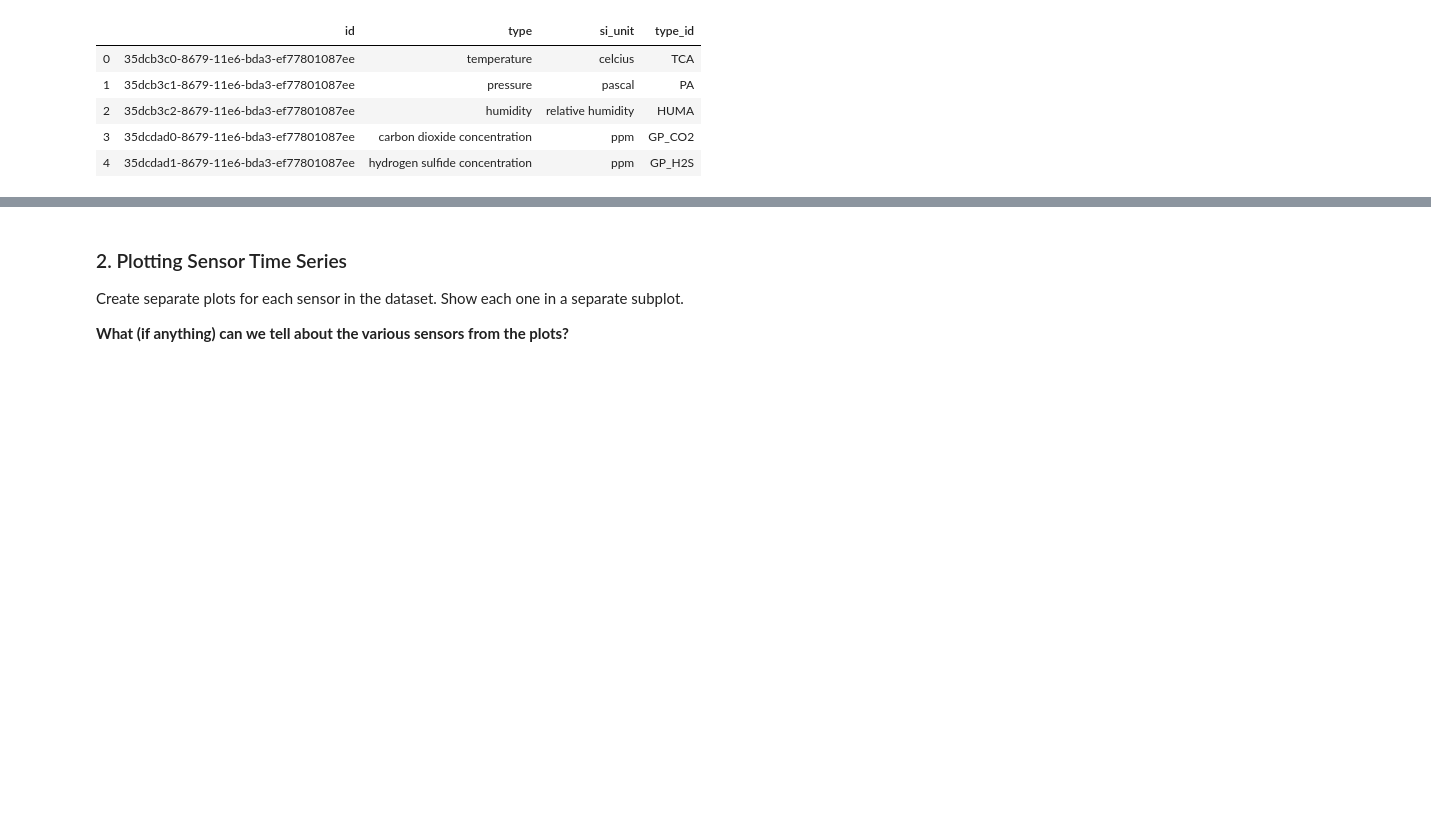
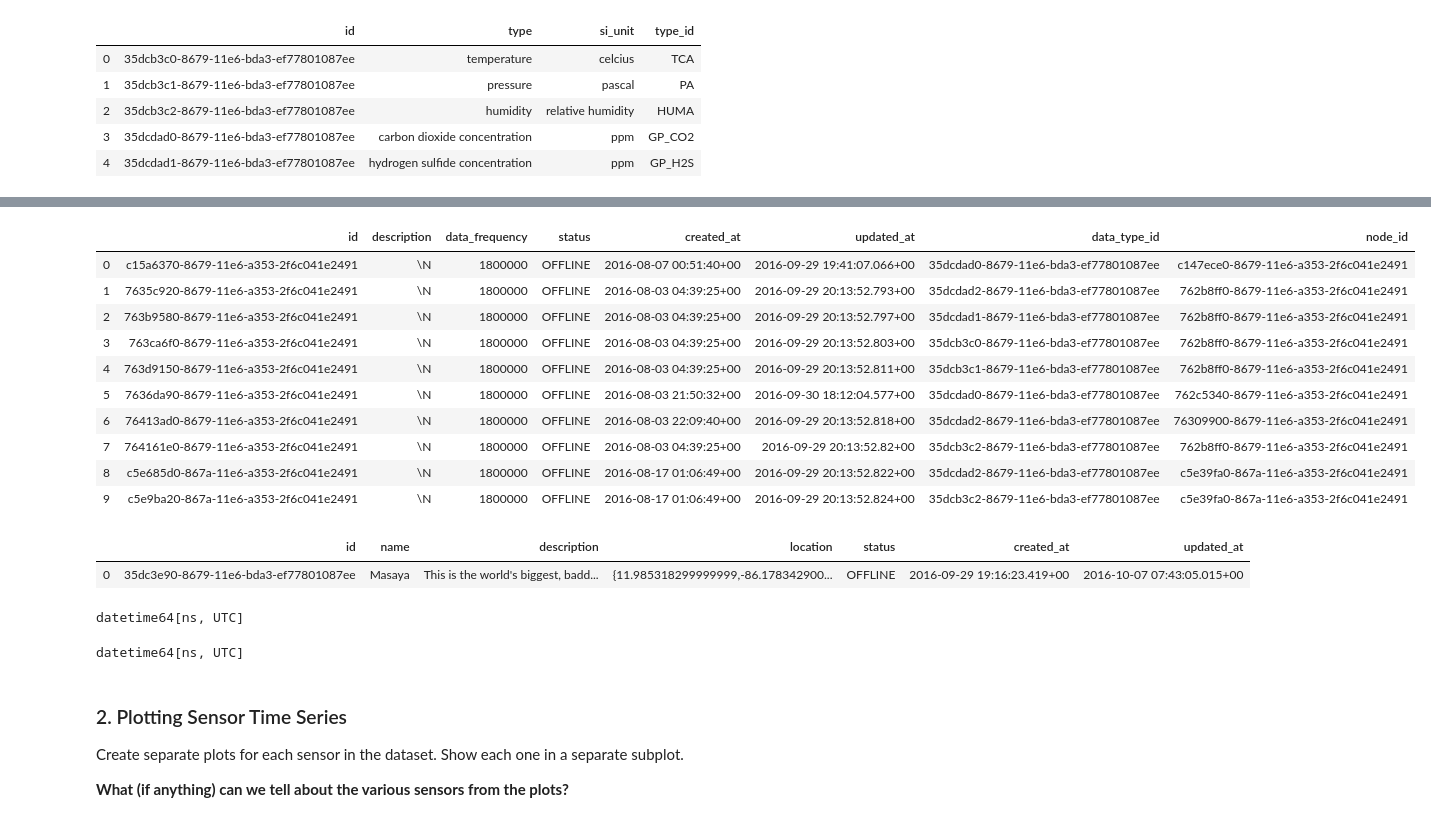
Before and after one commit to Opondoh/Digital_Thread_Summative, a Jupyter notebook: Summative.ipynb, the cells around one changed output, grey strips where cells are left out. Saved outputs shown, nothing was run; the diff lists cells and outputs as text; code cells hidden in the pictures; blank space fills up the shorter version.

```diff
--- a/Summative.ipynb
+++ b/Summative.ipynb
@@ -42,9 +42,8 @@ Create multiple data frames, one to hold each data table.
 Convert all Data frame time stamps into date-time format, so that time-based indexing is possible
 # %%
 #create multiple data frames
-data_d = pd.read_csv("data/d.csv")
 data_point = pd.read_csv("data/datapoints.csv")
 data_types = pd.read_csv("data/datatypes.csv")
 data_nodes= pd.read_csv("data/nodes.csv")
-data_sensors = pd.read_csv("data/d.csv")
-data_volcanos = pd.read_csv("data/d.csv")
+data_sensors = pd.read_csv("data/sensors.csv")
+data_volcanos = pd.read_csv("data/volcanos.csv")
@@ -62,10 +49,0 @@ object
-# %%
-#convert all data frame time stamps into date-time format
-data_d['timestamp'] =  pd.to_datetime(data_d['timestamp'])
-data_point['timestamp'] =  pd.to_datetime(data_point['timestamp'])
-data_sensors['timestamp'] =  pd.to_datetime(data_sensors['timestamp'])
-data_volcanos['timestamp'] =  pd.to_datetime(data_volcanos['timestamp'])
-print(data_d['timestamp'].dtypes)
-print(data_point['timestamp'].dtypes)
-print(data_sensors['timestamp'].dtypes)
-print(data_volcanos['timestamp'].dtypes)
@@ -134,3 +80,35 @@ data_volcanos.head()
+# %%
+#view first five rows
+data_sensors.head(10)
+# %% [output]
+|  | id | description | data_frequency | status | created_at | updated_at | data_type_id | node_id |
+| 0 | c15a6370-8679-11e6-a353-2f6c041e2491 | \N | 1800000 | OFFLINE | 2016-08-07 00:51:40+00 | 2016-09-29 19:41:07.066+00 | 35dcdad0-8679-11e6-bda3-ef77801087ee | c147ece0-8679-11e6-a353-2f6c041e2491 |
+| 1 | 7635c920-8679-11e6-a353-2f6c041e2491 | \N | 1800000 | OFFLINE | 2016-08-03 04:39:25+00 | 2016-09-29 20:13:52.793+00 | 35dcdad2-8679-11e6-bda3-ef77801087ee | 762b8ff0-8679-11e6-a353-2f6c041e2491 |
+| 2 | 763b9580-8679-11e6-a353-2f6c041e2491 | \N | 1800000 | OFFLINE | 2016-08-03 04:39:25+00 | 2016-09-29 20:13:52.797+00 | 35dcdad1-8679-11e6-bda3-ef77801087ee | 762b8ff0-8679-11e6-a353-2f6c041e2491 |
+| 3 | 763ca6f0-8679-11e6-a353-2f6c041e2491 | \N | 1800000 | OFFLINE | 2016-08-03 04:39:25+00 | 2016-09-29 20:13:52.803+00 | 35dcb3c0-8679-11e6-bda3-ef77801087ee | 762b8ff0-8679-11e6-a353-2f6c041e2491 |
+| 4 | 763d9150-8679-11e6-a353-2f6c041e2491 | \N | 1800000 | OFFLINE | 2016-08-03 04:39:25+00 | 2016-09-29 20:13:52.811+00 | 35dcb3c1-8679-11e6-bda3-ef77801087ee | 762b8ff0-8679-11e6-a353-2f6c041e2491 |
+| 5 | 7636da90-8679-11e6-a353-2f6c041e2491 | \N | 1800000 | OFFLINE | 2016-08-03 21:50:32+00 | 2016-09-30 18:12:04.577+00 | 35dcdad0-8679-11e6-bda3-ef77801087ee | 762c5340-8679-11e6-a353-2f6c041e2491 |
+| 6 | 76413ad0-8679-11e6-a353-2f6c041e2491 | \N | 1800000 | OFFLINE | 2016-08-03 22:09:40+00 | 2016-09-29 20:13:52.818+00 | 35dcdad2-8679-11e6-bda3-ef77801087ee | 76309900-8679-11e6-a353-2f6c041e2491 |
+| 7 | 764161e0-8679-11e6-a353-2f6c041e2491 | \N | 1800000 | OFFLINE | 2016-08-03 04:39:25+00 | 2016-09-29 20:13:52.82+00 | 35dcb3c2-8679-11e6-bda3-ef77801087ee | 762b8ff0-8679-11e6-a353-2f6c041e2491 |
+| 8 | c5e685d0-867a-11e6-a353-2f6c041e2491 | \N | 1800000 | OFFLINE | 2016-08-17 01:06:49+00 | 2016-09-29 20:13:52.822+00 | 35dcdad2-8679-11e6-bda3-ef77801087ee | c5e39fa0-867a-11e6-a353-2f6c041e2491 |
+| 9 | c5e9ba20-867a-11e6-a353-2f6c041e2491 | \N | 1800000 | OFFLINE | 2016-08-17 01:06:49+00 | 2016-09-29 20:13:52.824+00 | 35dcb3c2-8679-11e6-bda3-ef77801087ee | c5e39fa0-867a-11e6-a353-2f6c041e2491 |
+# %%
+#view first five rows
+data_volcanos.head()
+# %% [output]
+|  | id | name | description | location | status | created_at | updated_at |
+| 0 | 35dc3e90-8679-11e6-bda3-ef77801087ee | Masaya | This is the world's biggest, badd... | {11.985318299999999,-86.178342900... | OFFLINE | 2016-09-29 19:16:23.419+00 | 2016-10-07 07:43:05.015+00 |
+# %%
+#check timestamp datatype
+print(data_point['timestamp'].dtypes)
+# %% [output]
+datetime64[ns, UTC]
+# %%
+#convert all data frame time stamps into date-time format
+data_point['timestamp'] =  pd.to_datetime(data_point['timestamp'])
+print(data_point['timestamp'].dtypes)
+# %% [output]
+datetime64[ns, UTC]
 # %% [markdown]
 ### 2. Plotting Sensor Time Series
 
```
Also changed, not shown: parts of 15 cells of this notebook.
